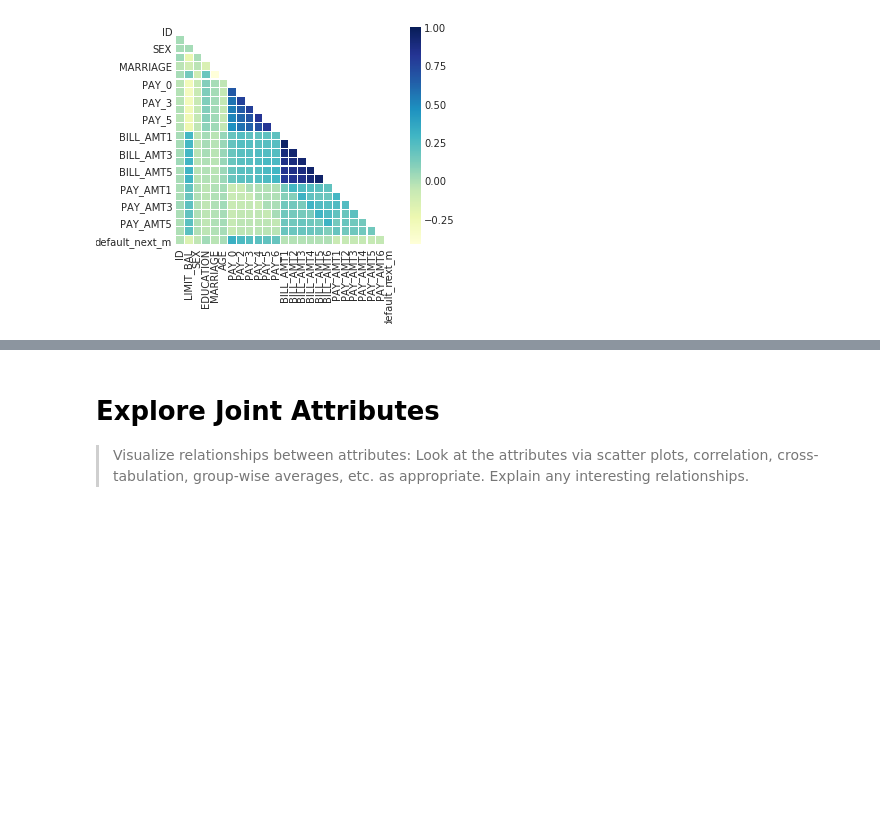
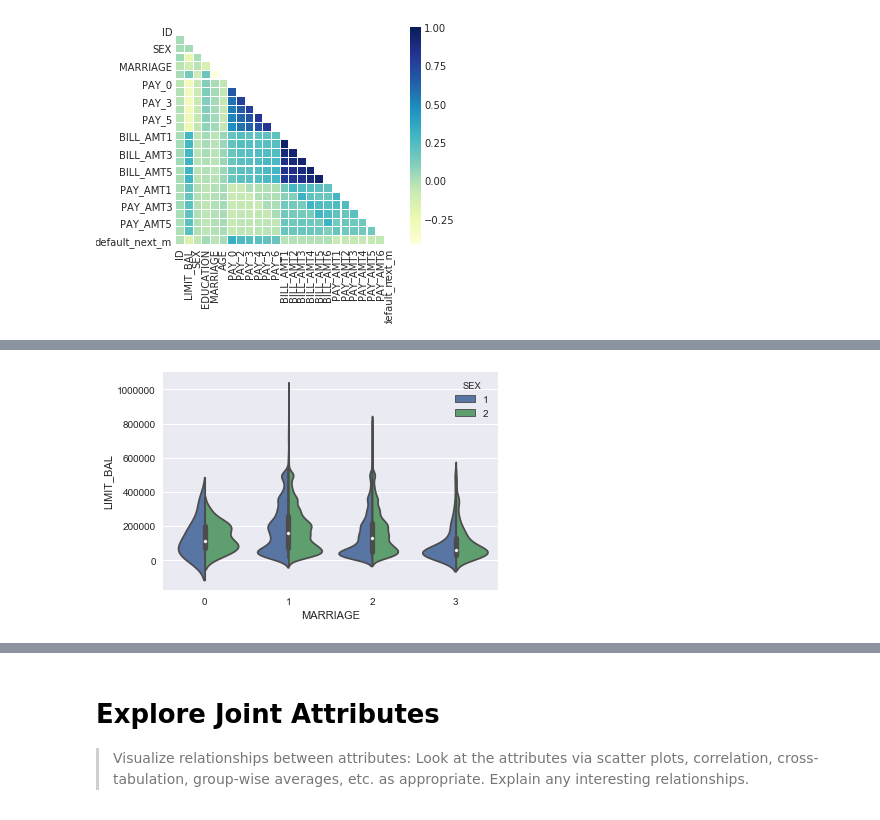
Before and after one commit to msds7331/credit-default, a Jupyter notebook: notebooks/1.0-jbs-credit-default.ipynb, the cells around one changed output, grey strips where cells are left out. Cells and saved outputs as stored; diff of their text form; code cells hidden in the pictures; blank space fills up the shorter version.

```diff
--- a/notebooks/1.0-jbs-credit-default.ipynb
+++ b/notebooks/1.0-jbs-credit-default.ipynb
@@ -135,0 +148,5 @@ g.savefig('/Users/Jostein/Grad School/SMU/7331/project1/credit-default/'
+# %%
+plt.figure()
+ax = sns.violinplot(x="MARRIAGE", y="LIMIT_BAL", hue="SEX", data=credit, split=True)
+# %% [output]
+[figure, added]
```
Also changed, not shown: parts of 6 cells of this notebook.
